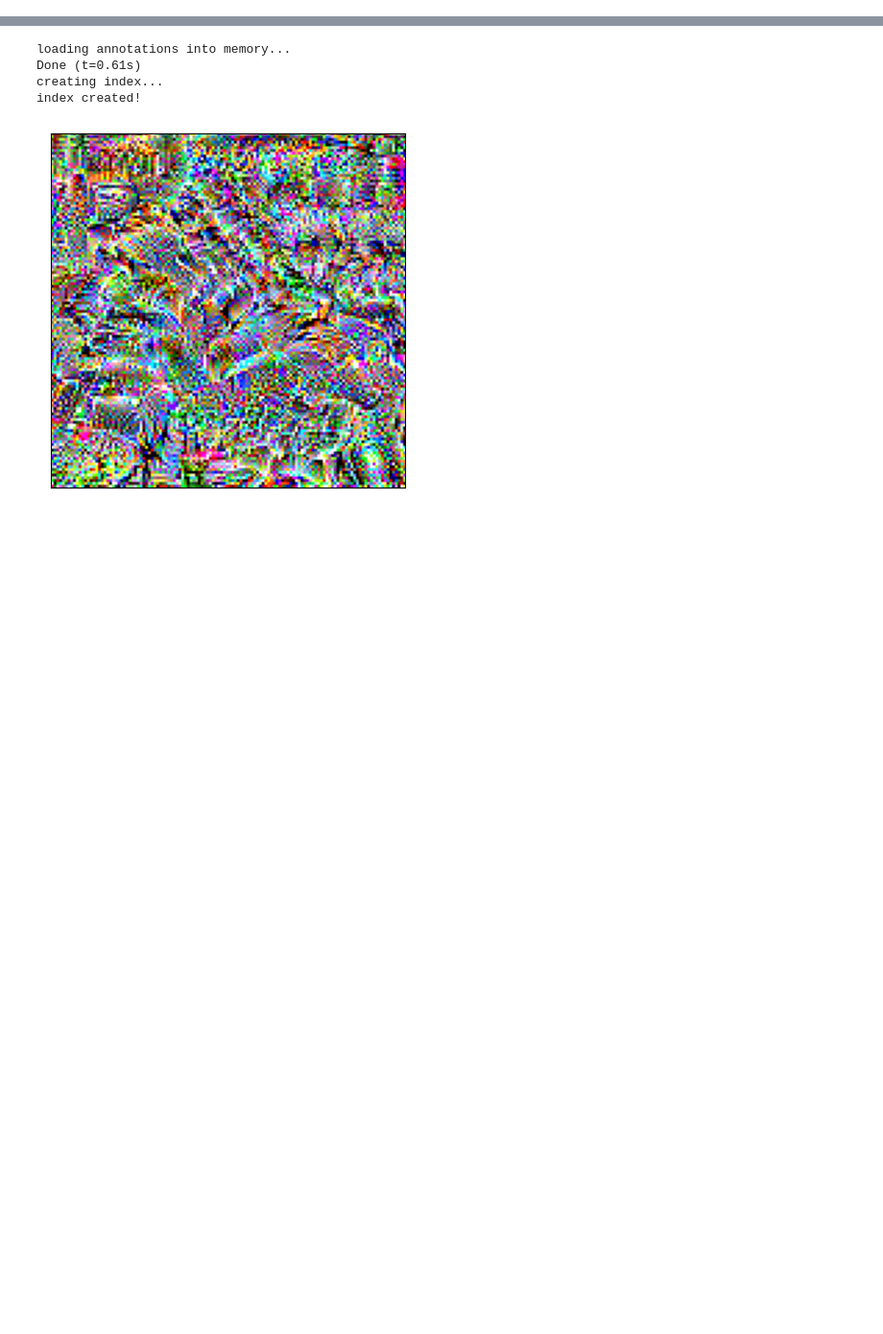
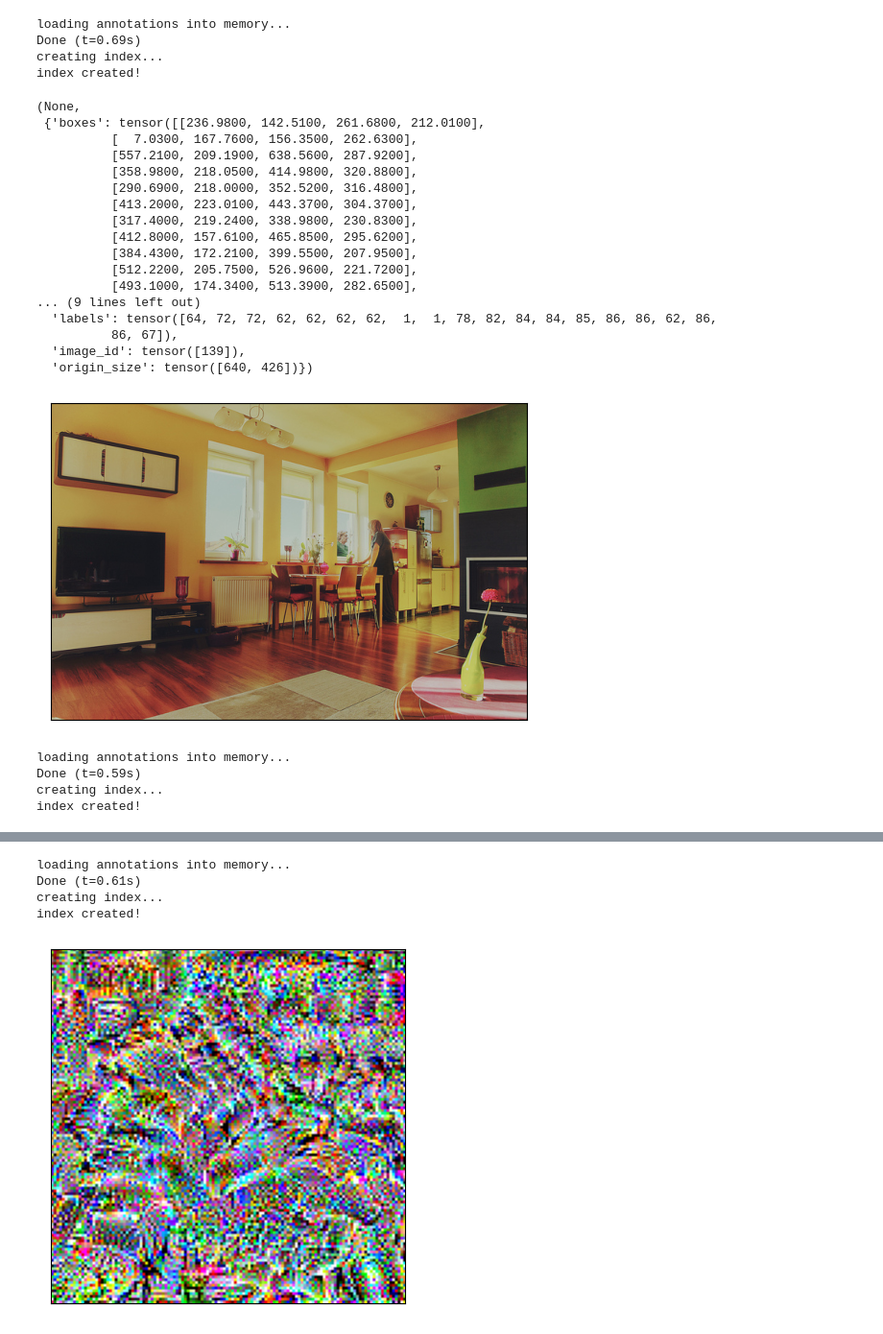
Before and after one commit to kkaiwwana/Det-Attacker, a Jupyter notebook: test_patch.ipynb, the cells around one changed output, grey strips where cells are left out. Shown at 96% size. Cells and saved outputs as stored; diff of their text form; code cells hidden in the pictures; blank space fills up the shorter version.

```diff
--- a/test_patch.ipynb
+++ b/test_patch.ipynb
@@ -24,3 +24,31 @@ from utils.utils import PatternProjector, ToxicTargetsGenerator, log, LossManage
 from adv_patch_generator import *
 from data import coco_2017_dev_5k
 from trainer import AdvPatchTrainer
+# %%
+DS = coco_2017_dev_5k(requires_val=False)
+# %% [output]
+loading annotations into memory...
+Done (t=0.69s)
+creating index...
+index created!
+# %%
+show(DS[0][0]), DS[0][1]
+# %% [output]
+(None,
+ {'boxes': tensor([[236.9800, 142.5100, 261.6800, 212.0100],
+          [  7.0300, 167.7600, 156.3500, 262.6300],
+          [557.2100, 209.1900, 638.5600, 287.9200],
+          [358.9800, 218.0500, 414.9800, 320.8800],
+          [290.6900, 218.0000, 352.5200, 316.4800],
+          [413.2000, 223.0100, 443.3700, 304.3700],
+          [317.4000, 219.2400, 338.9800, 230.8300],
+          [412.8000, 157.6100, 465.8500, 295.6200],
+          [384.4300, 172.2100, 399.5500, 207.9500],
+          [512.2200, 205.7500, 526.9600, 221.7200],
+          [493.1000, 174.3400, 513.3900, 282.6500],
+... (9 lines left out)
+  'labels': tensor([64, 72, 72, 62, 62, 62, 62,  1,  1, 78, 82, 84, 84, 85, 86, 86, 62, 86,
+          86, 67]),
+  'image_id': tensor([139]),
+  'origin_size': tensor([640, 426])})
+[figure, added]
@@ -26,0 +60,8 @@ from trainer import AdvPatchTrainer
+# %%
+model = yolo_v3()
+model.eval()
+# %% [output]
+loading annotations into memory...
+Done (t=0.59s)
+creating index...
+index created!
```
Also changed, not shown: parts of 8 cells of this notebook, 11 other files.
